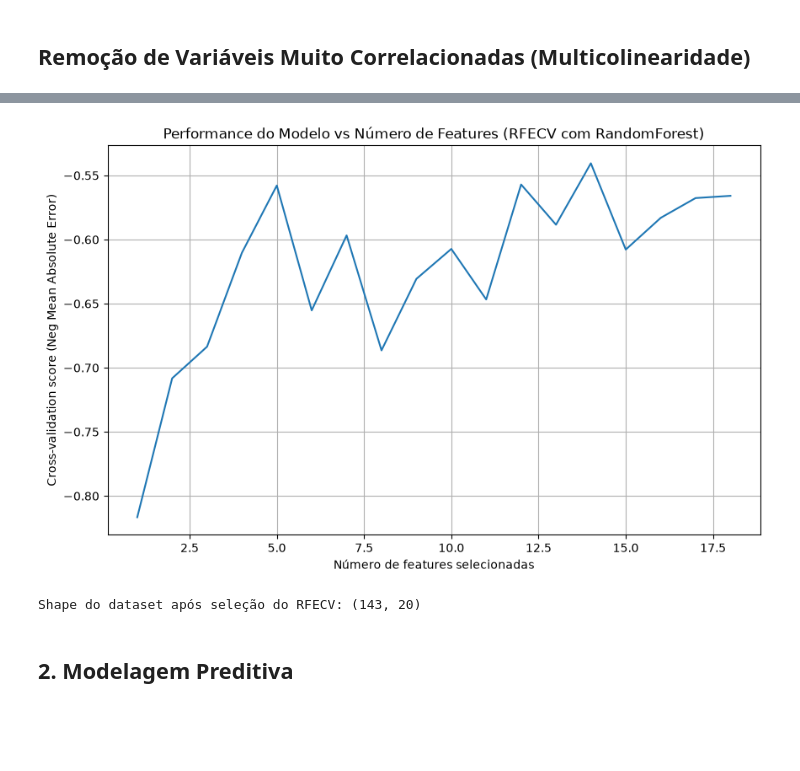
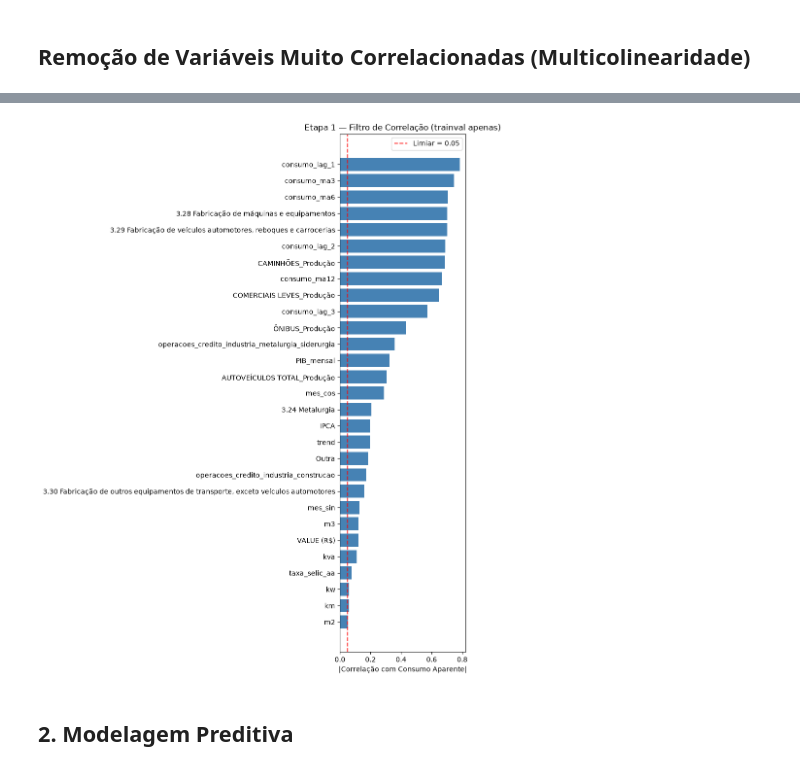
Before and after one commit to thiago2608santana/steel-demand-forecast, a Jupyter notebook: notebooks/exploracao_tabela_mestre.ipynb, the cells around one changed output, grey strips where cells are left out. Drawn from its saved outputs; the diff is of its cells as text; code cells hidden in the pictures; blank space fills up the shorter version.

```diff
--- a/notebooks/exploracao_tabela_mestre.ipynb
+++ b/notebooks/exploracao_tabela_mestre.ipynb
@@ -144,58 +174,35 @@ df_tabela_mestre.head()
 # %%
 target_col = 'Consumo Aparente'
 
-# Identificar dados numéricos e preencher nulos (necessário para o RFECV)
-df_rfecv = df_tabela_mestre.copy()
-if 'Date' in df_rfecv.columns:
-    df_rfecv = df_rfecv.sort_values('Date').reset_index(drop=True)
-    df_rfecv = df_rfecv.drop(columns=['Date'])
+# Correlação computada apenas no trainval (< 2025) — sem vazar informação do test
+_df_tv = df_tabela_mestre[df_tabela_mestre['Date'] < '2025-01-01'].copy()
+FEATURE_COLS_ALL = [c for c in _df_tv.columns if c not in ['Date', target_col]]
 
-X_rfecv = df_rfecv.drop(columns=[target_col], errors='ignore').select_dtypes(include=[np.number])
-# RFECV não aceita valores nulos, preenchendo temporariamente com a média
-X_rfecv = X_rfecv.fillna(X_rfecv.mean())
-y_rfecv = df_rfecv[target_col]
+corr_abs = _df_tv[FEATURE_COLS_ALL].corrwith(_df_tv[target_col]).abs().sort_values(ascending=False)
 
-# Validação Cruzada temporal (TimeSeriesSplit) visto que é previsão de demanda
-tscv = TimeSeriesSplit(n_splits=5)
+THRESHOLD_CORR = 0.05
+features_drop_corr = corr_abs[corr_abs < THRESHOLD_CORR].index.tolist()
+FEATURES_CORR      = corr_abs[corr_abs >= THRESHOLD_CORR].index.tolist()
 
-# Modelo Base
-rf_model = RandomForestRegressor(n_estimators=100, random_state=0, n_jobs=-1)
+print(f"Removidas por |corr| < {THRESHOLD_CORR} ({len(features_drop_corr)}):")
+for f in features_drop_corr:
+    print(f"  - {f:<70}  |corr| = {corr_abs[f]:.4f}")
+print(f"\nMantidas após filtro: {len(FEATURES_CORR)}")
+print(corr_abs[FEATURES_CORR].rename('|corr|').to_string())
 
-# Inicializar RFECV
-# scoring='neg_mean_absolute_error'
-rfecv = RFECV(estimator=rf_model, cv=tscv, scoring='r2', min_features_to_select=5, n_jobs=-1)
+# Visualização
+fig, ax = plt.subplots(figsize=(9, max(4, len(FEATURES_CORR) * 0.40)))
+colors_c = ['steelblue' if v >= THRESHOLD_CORR else 'lightcoral'
+            for v in corr_abs[FEATURES_CORR][::-1]]
+ax.barh(FEATURES_CORR[::-1], corr_abs[FEATURES_CORR][::-1], color=colors_c)
+ax.axvline(THRESHOLD_CORR, color='red', linestyle='--', alpha=0.8, label=f'Limiar = {THRESHOLD_CORR}')
+ax.set_xlabel('|Correlação com Consumo Aparente|')
+ax.set_title('Etapa 1 — Filtro de Correlação (trainval apenas)')
+ax.legend()
+plt.tight_layout()
+plt.savefig(f'./{path_secao_atual}/etapa1_correlation_filter.png', bbox_inches='tight')
 
-print("Treinando RFECV, isso pode demorar um pouco...")
-rfecv.fit(X_rfecv, y_rfecv)
-
-print(f"Número ótimo de features selecionadas: {rfecv.n_features_}")
-
-# Features selecionadas
-features_df = pd.DataFrame({
-    'Feature': X_rfecv.columns,
-    'Selecionada': rfecv.support_,
-    'Rank': rfecv.ranking_
-}).sort_values(by='Rank')
-
-print("\nTop Features Selecionadas:")
-print(features_df[features_df['Selecionada']].head(20))
-
-# Plotar o resultado do cross-validation
-plt.figure(figsize=(10, 6))
-plt.title('Performance do Modelo vs Número de Features (RFECV com RandomForest)')
-plt.xlabel("Número de features selecionadas")
-plt.ylabel("Cross-validation score (Neg Mean Absolute Error)")
-# cv_results_ contém o CV score para cada subset de features iterado
-plt.plot(range(1, len(rfecv.cv_results_['mean_test_score']) + 1), rfecv.cv_results_['mean_test_score'])
-plt.grid(True)
-plt.show()
-
-# Opcional: Atualizar o df_tabela_mestre para conter apenas as features selecionadas (além do target/Date)
-to_keep = features_df[features_df['Selecionada']]['Feature'].tolist()
-if 'Date' in df_tabela_mestre.columns:
-    to_keep.append('Date')
-to_keep.append(target_col)
-
-df_tabela_mestre = df_tabela_mestre[to_keep]
-print(f"\nShape do dataset após seleção do RFECV: {df_tabela_mestre.shape}")
+keep_cols = ['Date', target_col] + FEATURES_CORR
+df_tabela_mestre = df_tabela_mestre[keep_cols].sort_values('Date').reset_index(drop=True)
+print(f"\nShape após Etapa 1: {df_tabela_mestre.shape}")
 # %% [output]
@@ -220,5 +226,4 @@ Top Features Selecionadas:
-[figure, old version]
+[figure, new version]
-Shape do dataset após seleção do RFECV: (143, 20)
 # %% [markdown]
 ## 2. Modelagem Preditiva
 # %%
```
Also changed, not shown: parts of 53 cells of this notebook, 3 other files.
